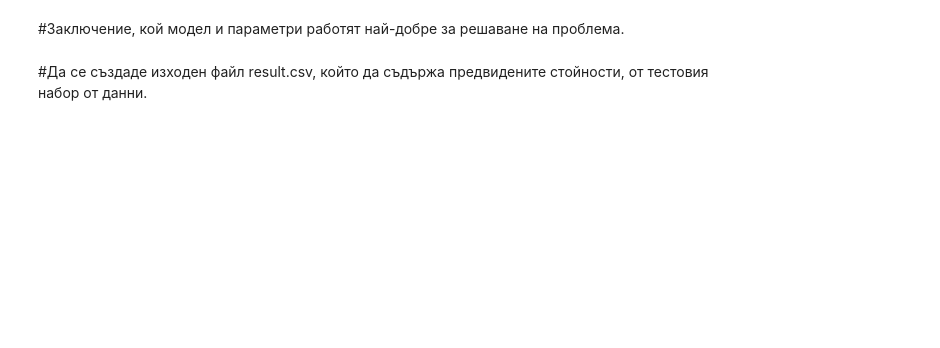
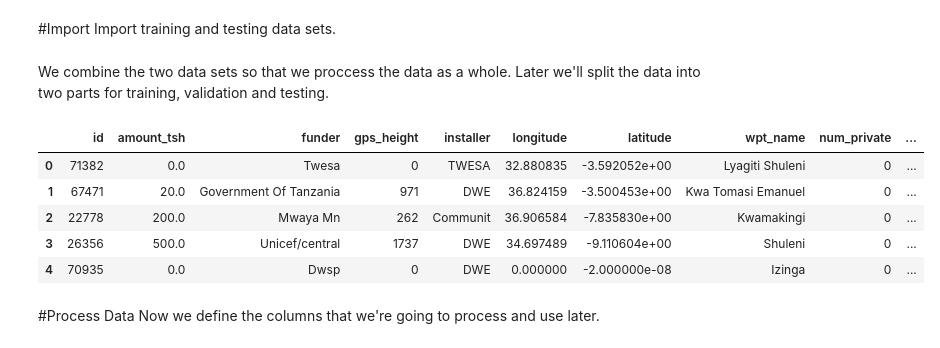
Before and after one commit to mokv/WaterPumpsML, a Jupyter notebook: water_pumps_1701681005.ipynb, the cells around one changed output. Cells and saved outputs as stored; diff of their text form; code cells hidden in the pictures; blank space fills up the shorter version.

```diff
--- a/water_pumps_1701681005.ipynb
+++ b/water_pumps_1701681005.ipynb
@@ -28,4 +3,23 @@ print(pumps_train_data.head())
-# %% [markdown]
-#Заключение, кой модел и параметри работят най-добре за решаване на проблема.
-# %% [markdown]
-#Да се създаде изходен файл result.csv, който да съдържа предвидените стойности, от тестовия набор от данни.
+# %% [markdown]
+#Import
+Import training and testing data sets.
+# %%
+import pandas as pd
+
+train_set = pd.read_csv('https://ml.monov.eu/pumps/train_pumps.csv')
+test_set = pd.read_csv('https://ml.monov.eu/pumps/test_pumps.csv')
+# %% [markdown]
+We combine the two data sets so that we proccess the data as a whole. Later we'll split the data into two parts for training, validation and testing.
+# %%
+whole_set = pd.concat([train_set, test_set])
+whole_set.head()
+# %% [output]
+|  | id | amount_tsh | funder | gps_height | installer | longitude | latitude | wpt_name | num_private | ... |
+| 0 | 71382 | 0.0 | Twesa | 0 | TWESA | 32.880835 | -3.592052e+00 | Lyagiti Shuleni | 0 | ... |
+| 1 | 67471 | 20.0 | Government Of Tanzania | 971 | DWE | 36.824159 | -3.500453e+00 | Kwa Tomasi Emanuel | 0 | ... |
+| 2 | 22778 | 200.0 | Mwaya Mn | 262 | Communit | 36.906584 | -7.835830e+00 | Kwamakingi | 0 | ... |
+| 3 | 26356 | 500.0 | Unicef/central | 1737 | DWE | 34.697489 | -9.110604e+00 | Shuleni | 0 | ... |
+| 4 | 70935 | 0.0 | Dwsp | 0 | DWE | 0.000000 | -2.000000e-08 | Izinga | 0 | ... |
+# %% [markdown]
+#Process Data
+Now we define the columns that we're going to process and use later.
```
Also changed, not shown: parts of 46 cells of this notebook.
